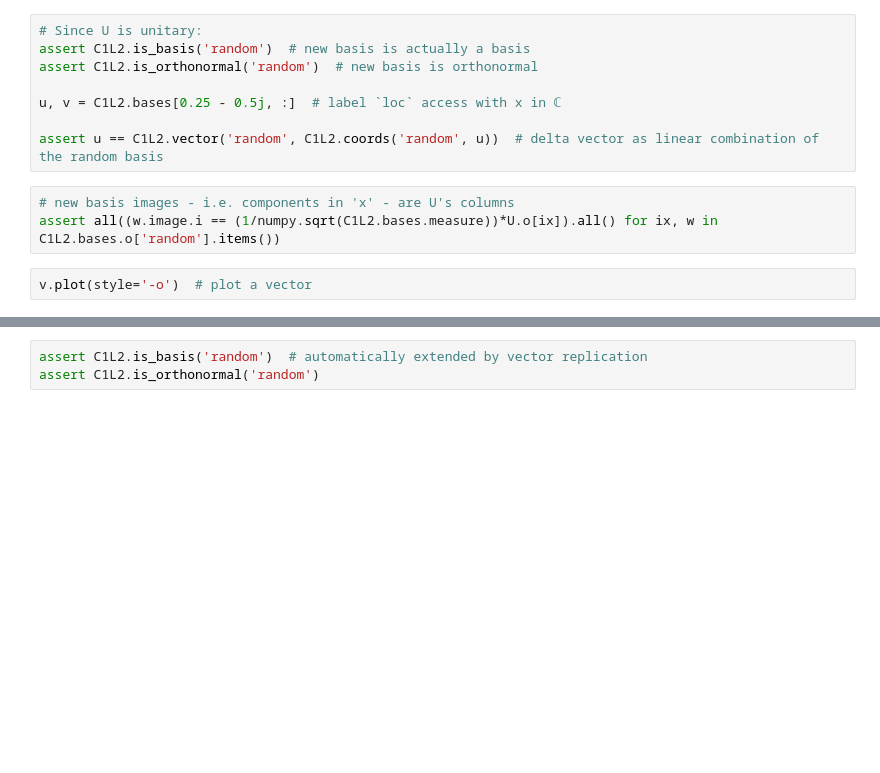
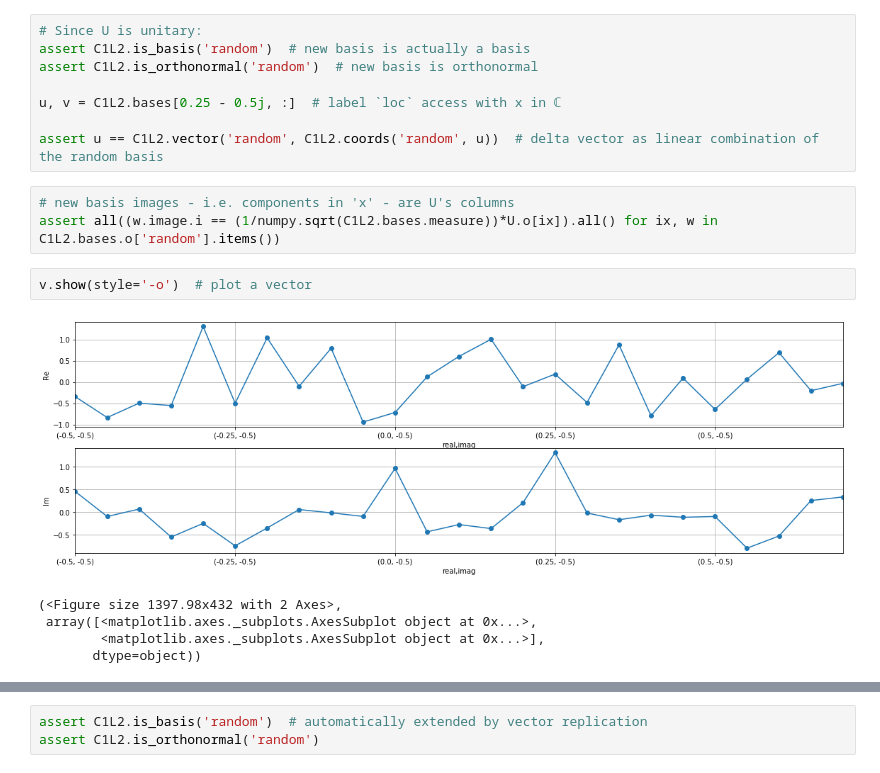
Before and after one commit to dfarre/hilbert-curve, a Jupyter notebook: notebooks/C1-L2-test.ipynb, the cells around one changed output, grey strips where cells are left out. Saved outputs shown, nothing was run; the diff lists cells and outputs as text; blank space fills up the shorter version.

```diff
--- a/notebooks/C1-L2-test.ipynb
+++ b/notebooks/C1-L2-test.ipynb
@@ -42,4 +44,10 @@ assert u == C1L2.vector('random', C1L2.coords('random', u))  # delta vector as l
 # new basis images - i.e. components in 'x' - are U's columns
 assert all((w.image.i == (1/numpy.sqrt(C1L2.bases.measure))*U.o[ix]).all() for ix, w in C1L2.bases.o['random'].items())
 # %%
-v.plot(style='-o')  # plot a vector
+v.show(style='-o')  # plot a vector
+# %% [output]
+[figure, added]
+(<Figure size 1397.98x432 with 2 Axes>,
+ array([<matplotlib.axes._subplots.AxesSubplot object at 0x...>,
+        <matplotlib.axes._subplots.AxesSubplot object at 0x...>],
+       dtype=object))
```
Also changed, not shown: parts of 10 cells of this notebook, 8 other files.
